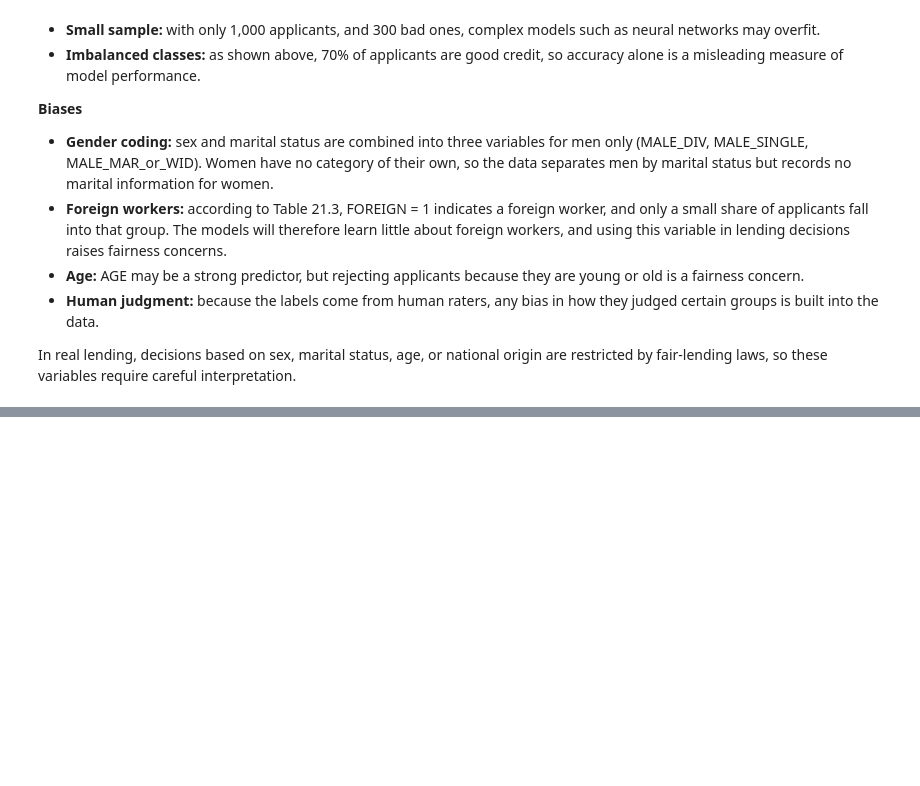
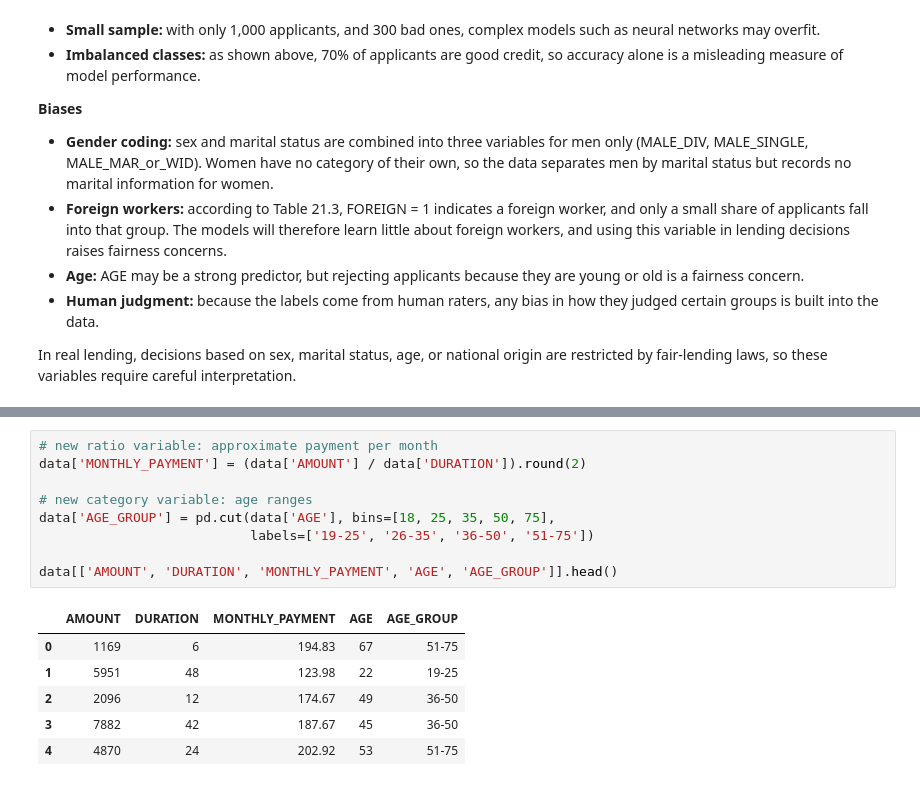
Before and after one commit to anitaroese/german-credit-risk-analysis, a Jupyter notebook: notebooks/01_course_project.ipynb, the cells around one changed output, grey strips where cells are left out. Drawn from its saved outputs; the diff is of its cells as text; blank space fills up the shorter version.

```diff
--- a/notebooks/01_course_project.ipynb
+++ b/notebooks/01_course_project.ipynb
@@ -164,0 +282,16 @@ In real lending, decisions based on sex, marital status, age, or national origin
+# %%
+# new ratio variable: approximate payment per month
+data['MONTHLY_PAYMENT'] = (data['AMOUNT'] / data['DURATION']).round(2)
+
+# new category variable: age ranges
+data['AGE_GROUP'] = pd.cut(data['AGE'], bins=[18, 25, 35, 50, 75],
+                           labels=['19-25', '26-35', '36-50', '51-75'])
+
+data[['AMOUNT', 'DURATION', 'MONTHLY_PAYMENT', 'AGE', 'AGE_GROUP']].head()
+# %% [output]
+|  | AMOUNT | DURATION | MONTHLY_PAYMENT | AGE | AGE_GROUP |
+| 0 | 1169 | 6 | 194.83 | 67 | 51-75 |
+| 1 | 5951 | 48 | 123.98 | 22 | 19-25 |
+| 2 | 2096 | 12 | 174.67 | 49 | 36-50 |
+| 3 | 7882 | 42 | 187.67 | 45 | 36-50 |
+| 4 | 4870 | 24 | 202.92 | 53 | 51-75 |
```
Also changed, not shown: parts of 40 cells of this notebook.
